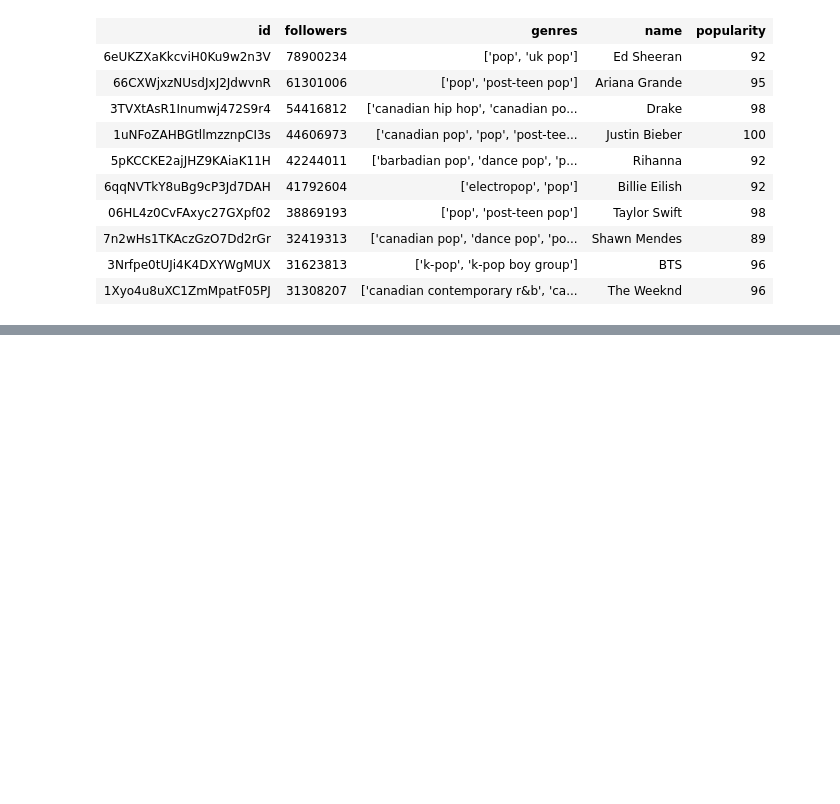
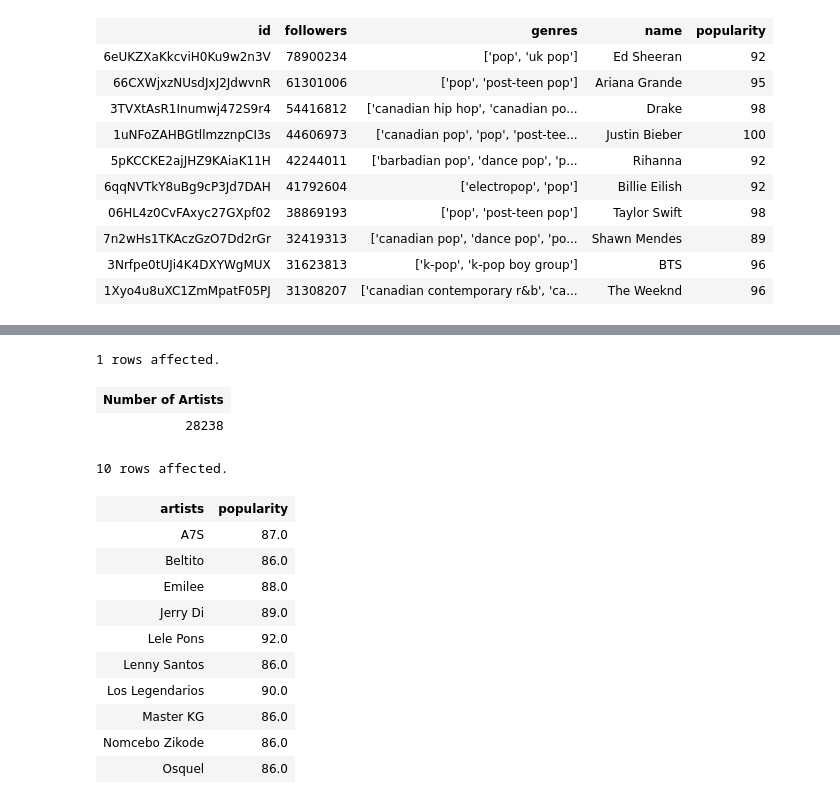
Before and after one commit to KevinKronk/sql-walkthrough-spotify, a Jupyter notebook: sql-walkthrough-spotify.ipynb, the cells around one changed output, grey strips where cells are left out. Drawn from its saved outputs; the diff is of its cells as text; code cells hidden in the pictures; blank space fills up the shorter version.

```diff
--- a/sql-walkthrough-spotify.ipynb
+++ b/sql-walkthrough-spotify.ipynb
@@ -191,0 +236,27 @@ LIMIT 10
+# %%
+%%sql
+SELECT COUNT(artists) AS 'Number of Artists'
+FROM data_by_artist AS Artist_Profile;
+# %% [output]
+1 rows affected.
+| Number of Artists |
+| 28238 |
+# %%
+%%sql
+SELECT dba.artists, dba.popularity
+FROM data_by_artist AS dba
+WHERE popularity > 85
+LIMIT 10;
+# %% [output]
+10 rows affected.
+| artists | popularity |
+| A7S | 87.0 |
+| Beltito | 86.0 |
+| Emilee | 88.0 |
+| Jerry Di | 89.0 |
+| Lele Pons | 92.0 |
+| Lenny Santos | 86.0 |
+| Los Legendarios | 90.0 |
+| Master KG | 86.0 |
+| Nomcebo Zikode | 86.0 |
+| Osquel | 86.0 |
```
Also changed, not shown: parts of 9 cells of this notebook.
